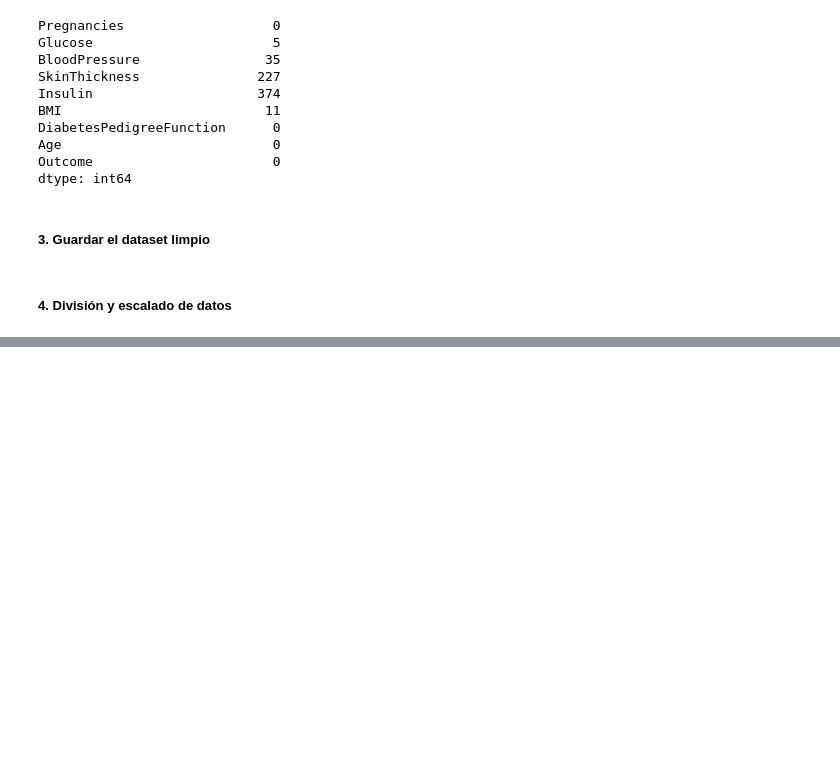
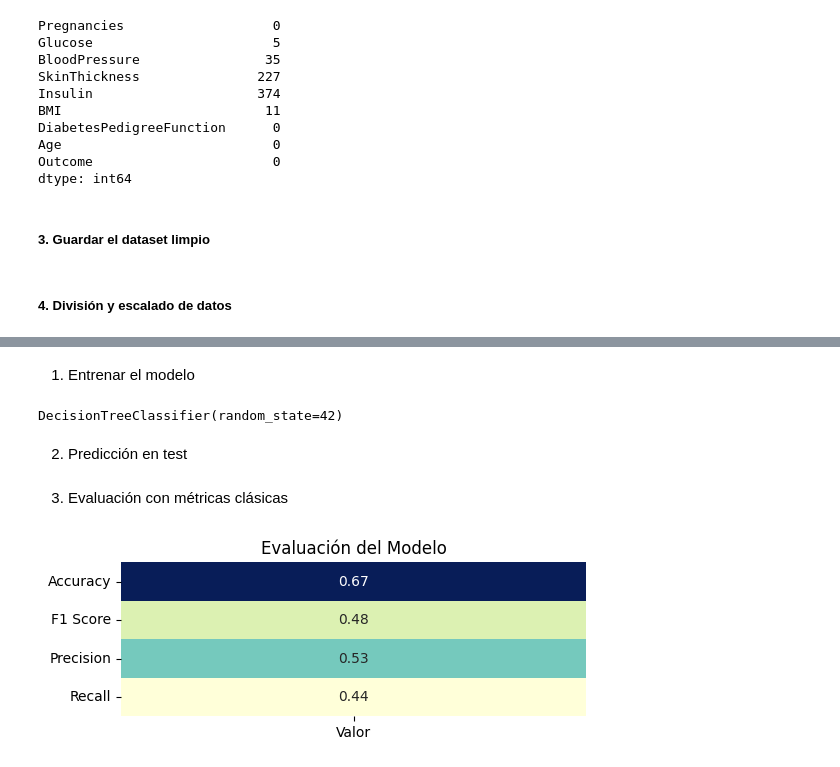
Before and after one commit to 4GeeksAcademy/iddalycastro-eda, a Jupyter notebook: src/04-eda-decision-tree.ipynb, the cells around one changed output, grey strips where cells are left out. Saved outputs shown, nothing was run; the diff lists cells and outputs as text; code cells hidden in the pictures; blank space fills up the shorter version.

```diff
--- a/src/04-eda-decision-tree.ipynb
+++ b/src/04-eda-decision-tree.ipynb
@@ -131,6 +134,7 @@ ANÁLISIS EXPLORATORIO DE DATOS
 target = "Outcome"
 # %%
 # Mover la variable objetivo al final (opcional pero útil para visualización)
+df = total_data.copy()
 df = df[[col for col in df.columns if col != target] + [target]]
 # %% [markdown]
 ##### 1. Análisis multivariable
@@ -188,13 +192,19 @@ clean_df.to_csv("clean_diabetes.csv", index=False)
 # %% [markdown]
 ##### 4. División y escalado de datos
 # %%
-variables = [x for x in df.columns if x != target]
+# Definir variables predictoras
+variables = [col for col in clean_df.columns if col != target]
+
+# Crear X (características) e y (objetivo)
 X = clean_df[variables]
 y = clean_df[target]
 
-X_train, X_test, y_train, y_test = train_test_split(X, y, test_size=0.2, random_state=42)
+# Dividir en conjunto de entrenamiento y prueba
+X_train, X_test, y_train, y_test = train_test_split(X, y, test_size=0.2, random_state=42, stratify=y)
 
-# Escalado
+# Escalar características
 scaler = StandardScaler()
-X_train_norm = pd.DataFrame(scaler.fit_transform(X_train), columns=variables, index=X_train.index)
-X_test_norm = pd.DataFrame(scaler.transform(X_test), columns=variables, index=X_test.index)
+X_train_scaled = pd.DataFrame(scaler.fit_transform(X_train), columns=variables, index=X_train.index)
+X_test_scaled = pd.DataFrame(scaler.transform(X_test), columns=variables, index=X_test.index)
+
+X_train_scaled,X_test_scaled
@@ -200,0 +261,38 @@ X_test_norm = pd.DataFrame(scaler.transform(X_test), columns=variables, index=X_
+# %% [markdown]
+1. Entrenar el modelo
+# %%
+# Crear y entrenar el modelo
+clf = DecisionTreeClassifier(random_state=42)
+clf.fit(X_train_scaled, y_train)
+# %% [output]
+DecisionTreeClassifier(random_state=42)
+# %% [markdown]
+2. Predicción en test
+# %%
+# Predicción en el conjunto de prueba
+y_pred = clf.predict(X_test_scaled)
+# %% [markdown]
+3. Evaluación con métricas clásicas
+# %%
+# Calcular métricas
+accuracy = accuracy_score(y_test, y_pred)
+precision = precision_score(y_test, y_pred)
+recall = recall_score(y_test, y_pred)
+f1 = f1_score(y_test, y_pred)
+
+# Crear DataFrame con resultados
+metrics_df = pd.DataFrame({
+    'Métrica': ['Accuracy', 'Precision', 'Recall', 'F1 Score'],
+    'Valor': [accuracy, precision, recall, f1]
+})
+
+# Visualizar como tabla
+plt.figure(figsize=(6, 2))
+sns.heatmap(metrics_df.pivot_table(values='Valor', index='Métrica'),
+            annot=True, fmt=".2f", cmap='YlGnBu', cbar=False)
+plt.title('Evaluación del Modelo')
+plt.ylabel('')
+plt.xlabel('')
+plt.show()
+# %% [output]
+[figure, added]
```
Also changed, not shown: parts of 13 cells of this notebook, 1 other file.
